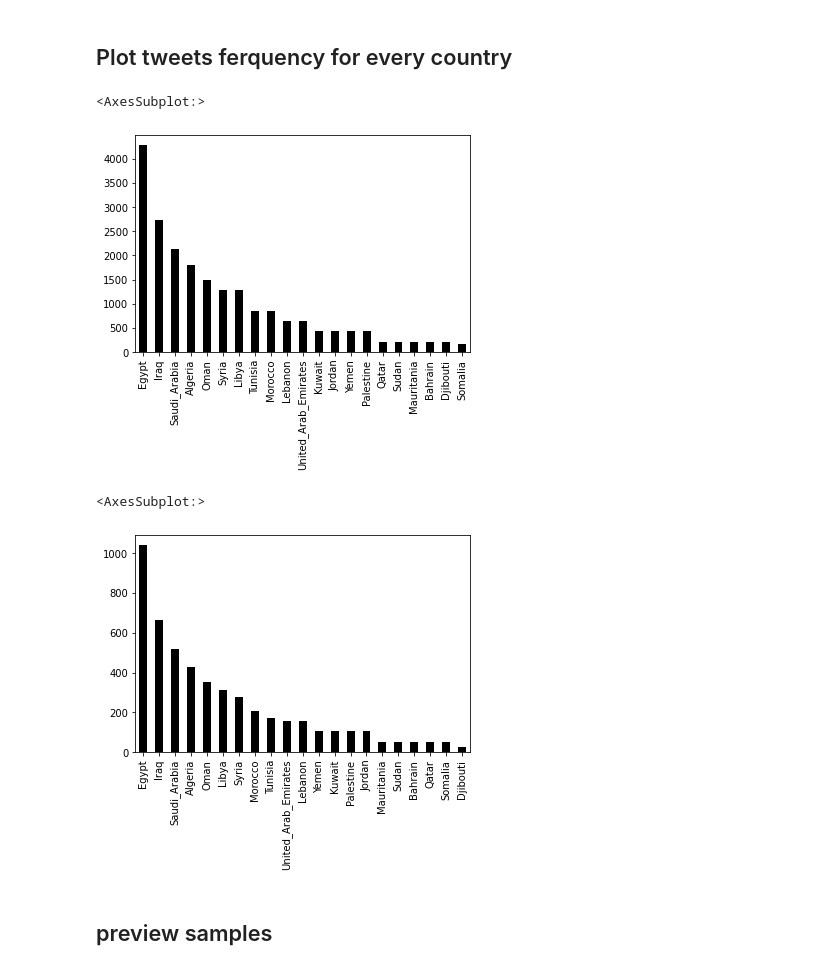
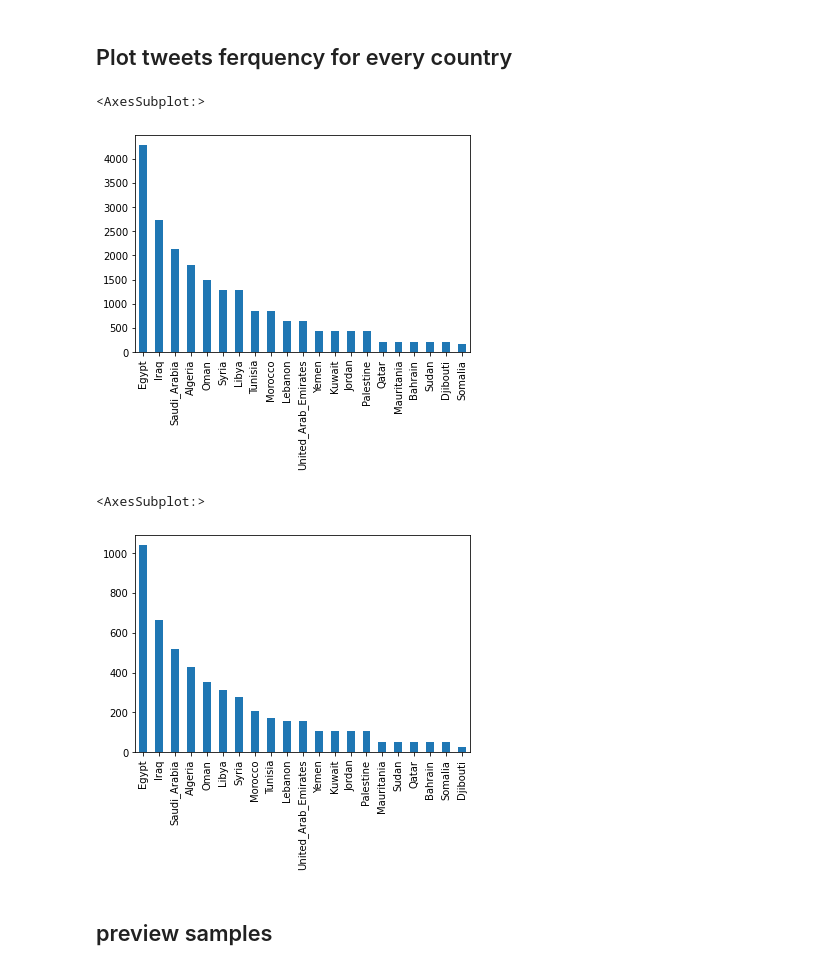
Before and after one commit to OmarSayedMostafa/Nuanced-Arabic-Dialect-Identification, a Jupyter notebook: DataCleaning.ipynb, the cells around one changed output. Cells and saved outputs as stored; diff of their text form; code cells hidden in the pictures.

```diff
--- a/DataCleaning.ipynb
+++ b/DataCleaning.ipynb
@@ -38,16 +42,16 @@ del test_data['#4_province_label']
 ## Plot tweets ferquency for every country
 # %%
 fig, ax = plt.subplots()
-train_data['#3_country_label'].value_counts().plot(ax=ax, kind='bar',colormap=plt.cm.gray)
+train_data['#3_country_label'].value_counts().plot(ax=ax, kind='bar')
 # %% [output]
 <AxesSubplot:>
-[figure, old version]
+[figure, new version]
 # %%
 fig, ax = plt.subplots()
-test_data['#3_country_label'].value_counts().plot(ax=ax, kind='bar',colormap=plt.cm.gray)
+test_data['#3_country_label'].value_counts().plot(ax=ax, kind='bar')
 # %% [output]
 <AxesSubplot:>
-[figure, old version]
+[figure, new version]
 # %%
 # test_data['#3_country_label'].value_counts()
 # %%
```
Also changed, not shown: parts of 31 cells of this notebook, 3 other files.
